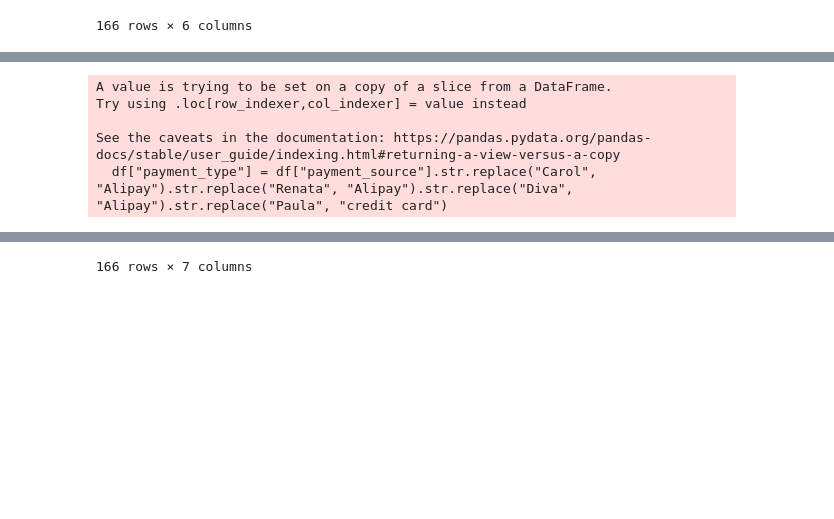
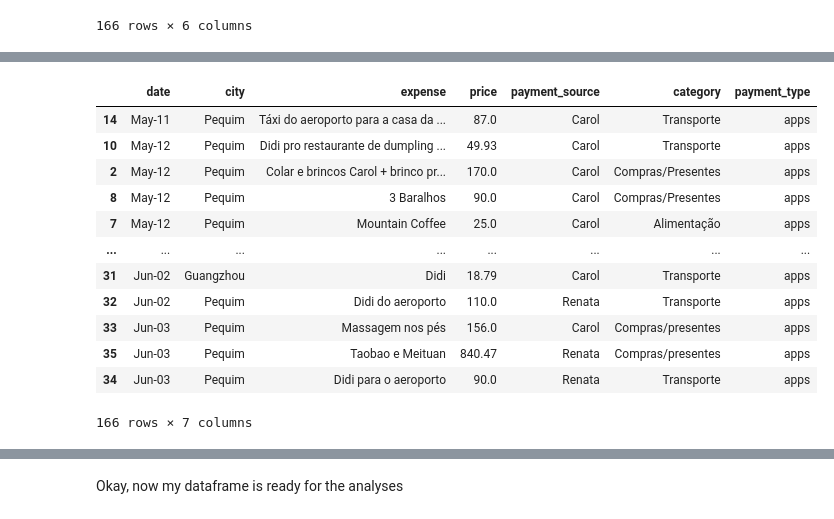
Before and after one commit to anacarolinamoreno/Lede_Project_01, a Jupyter notebook: 03_notebooks/01_data_cleaning.ipynb, the cells around one changed output, grey strips where cells are left out. Drawn from its saved outputs; the diff is of its cells as text; code cells hidden in the pictures; blank space fills up the shorter version.

```diff
--- a/03_notebooks/01_data_cleaning.ipynb
+++ b/03_notebooks/01_data_cleaning.ipynb
@@ -143,10 +258,21 @@ I want to see how much we've spent from each payment type, and the average spent
 # %%
 # Create new column "payment_type" and filling it according to the values in column "payment_source"
-df["payment_type"] = df["payment_source"].str.replace("Carol", "Alipay").str.replace("Renata", "Alipay").str.replace("Diva", "Alipay").str.replace("Paula", "credit card")
+df["payment_type"] = df["payment_source"].apply(lambda x: "credit card" if x == "Paula" else "apps")
+
+# Rename the column "day_cleaned" to "date" so it's tidier
+df = df.rename(columns={ "day_cleaned": "date"} )
 df
 # %% [output]
+|  | date | city | expense | price | payment_source | category | payment_type |
+| 14 | May-11 | Pequim | Táxi do aeroporto para a casa da ... | 87.0 | Carol | Transporte | apps |
+| 10 | May-12 | Pequim | Didi pro restaurante de dumpling ... | 49.93 | Carol | Transporte | apps |
+| 2 | May-12 | Pequim | Colar e brincos Carol + brinco pr... | 170.0 | Carol | Compras/Presentes | apps |
+| 8 | May-12 | Pequim | 3 Baralhos | 90.0 | Carol | Compras/Presentes | apps |
+| 7 | May-12 | Pequim | Mountain Coffee | 25.0 | Carol | Alimentação | apps |
+| ... | ... | ... | ... | ... | ... | ... | ... |
+| 31 | Jun-02 | Guangzhou | Didi | 18.79 | Carol | Transporte | apps |
+| 32 | Jun-02 | Pequim | Didi do aeroporto | 110.0 | Renata | Transporte | apps |
+| 33 | Jun-03 | Pequim | Massagem nos pés | 156.0 | Carol | Compras/presentes | apps |
+| 35 | Jun-03 | Pequim | Taobao e Meituan | 840.47 | Renata | Compras/presentes | apps |
+| 34 | Jun-03 | Pequim | Didi para o aeroporto | 90.0 | Renata | Transporte | apps |
-A value is trying to be set on a copy of a slice from a DataFrame.
-Try using .loc[row_indexer,col_indexer] = value instead
-
-See the caveats in the documentation: https://pandas.pydata.org/pandas-docs/stable/user_guide/indexing.html#returning-a-view-versus-a-copy
-  df["payment_type"] = df["payment_source"].str.replace("Carol", "Alipay").str.replace("Renata", "Alipay").str.replace("Diva", "Alipay").str.replace("Paula", "credit card")
+166 rows × 7 columns
@@ -165 +279,2 @@ See the caveats in the documentation: https://pandas.pydata.org/pandas-docs/stab
-166 rows × 7 columns
+# %% [markdown]
+Okay, now my dataframe is ready for the analyses
```
Also changed, not shown: parts of 14 cells of this notebook, 3 other files.
